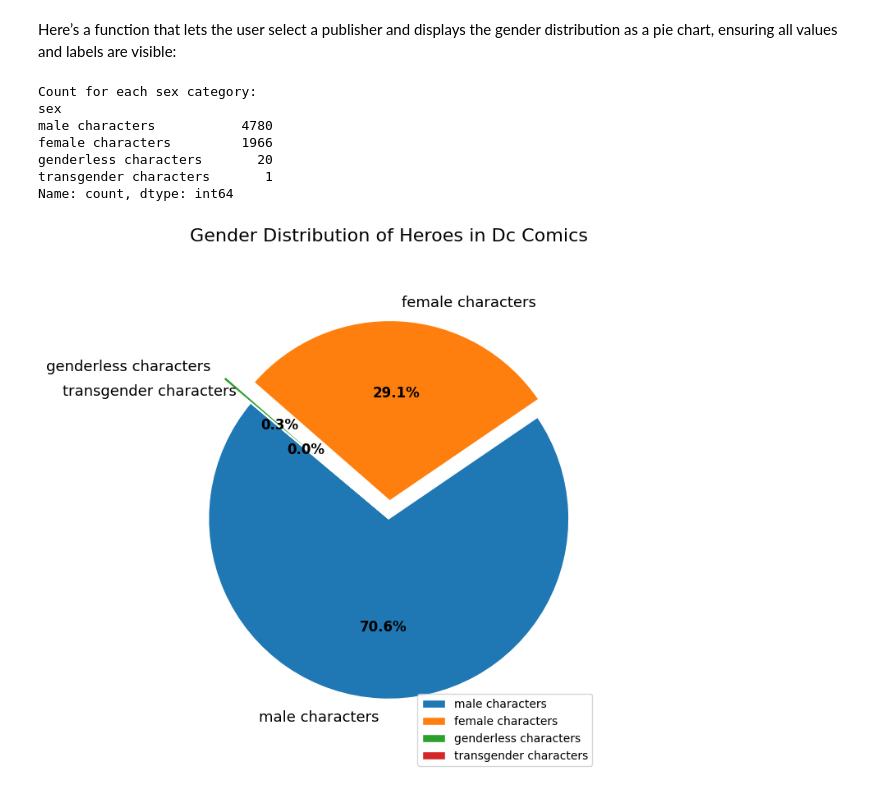
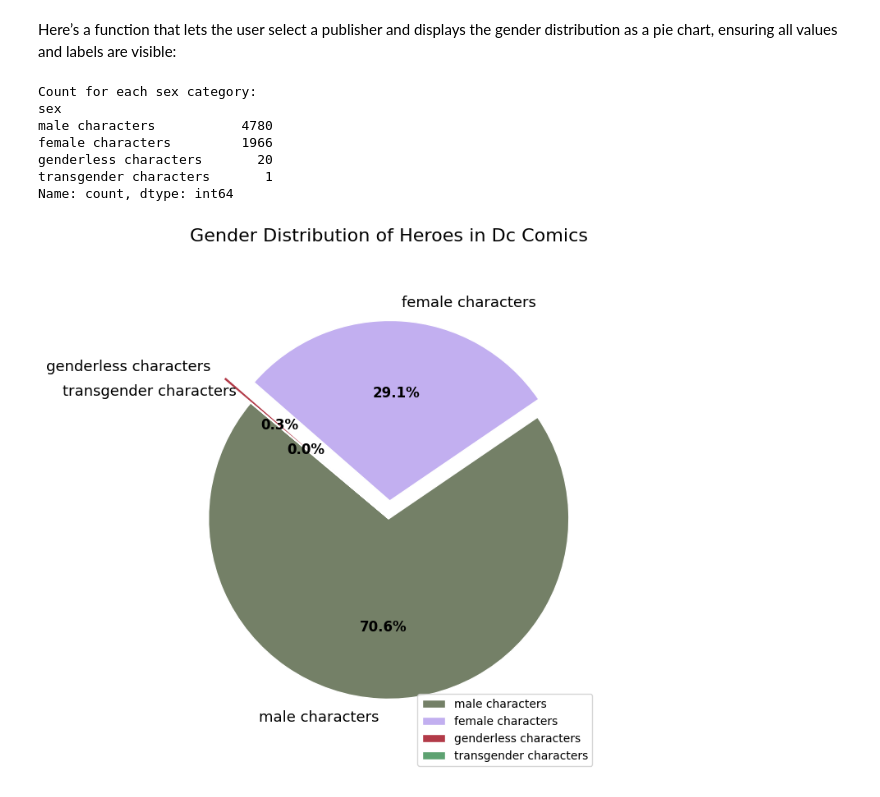
Before and after one commit to Arioch3d/DA_Capstone, a Jupyter notebook: SuperHero.ipynb, the cells around one changed output. Cells and saved outputs as stored; diff of their text form; code cells hidden in the pictures.

Commit message:
Changed colors for graphs and updated the graphing code

```diff
--- a/SuperHero.ipynb
+++ b/SuperHero.ipynb
@@ -256,7 +256,9 @@ def hero_gender_distribution():
     elif publisher_choice == "marvel comics":
         table_name = "MarvelHeroes"
     else:
-        raise ValueError("Invalid choice. Please enter 'DC Comics' or 'Marvel Comics'.")
+        print("Invalid choice. Please enter 'DC Comics' or 'Marvel Comics'.")
+        hero_gender_distribution()
+        return
 
     # Connect to your SQLite database
     conn = sqlite3.connect('Hero.db')
@@ -399,7 +405,9 @@ def hero_gender_pie_chart():
     elif publisher_choice == "marvel comics":
         table_name = "MarvelHeroes"
     else:
-        raise ValueError("Invalid choice. Please enter 'DC Comics' or 'Marvel Comics'.")
+        print("Invalid choice. Please enter 'DC Comics' or 'Marvel Comics'.")
+        hero_gender_distribution()
+        return
 
     conn = sqlite3.connect('Hero.db')
     query = f"SELECT sex FROM {table_name}"
@@ -412,31 +420,32 @@ def hero_gender_pie_chart():
     explode_values = [0, 0.1, 0.2, 0]
     # Pie chart with all values and labels visible
     plt.figure(figsize=(7, 7))
     wedges, texts, autotexts = plt.pie(
         sex_counts.values,
+        colors=['#748067', '#C2AFF0', '#B23A48', '#5DA271'],
         explode=explode_values,
         labels=sex_counts.index,
         autopct='%1.1f%%',
         startangle=140,
         textprops={'fontsize': 13},
         wedgeprops={'linewidth': 1, 'edgecolor': 'white'}
     )
     plt.setp(texts, size=13)
     plt.legend(loc = 'best')
     plt.setp(autotexts, size=12, weight="bold")
     plt.title(f"Gender Distribution of Heroes in {publisher_choice.title()}", fontsize=16)
     plt.axis('equal')
     plt.tight_layout()
     plt.show()
 
 # Call the function
 hero_gender_pie_chart()
 # %% [output]
 Count for each sex category:
 sex
 male characters           4780
 female characters         1966
 genderless characters       20
 transgender characters       1
 Name: count, dtype: int64
-[figure, old version]
+[figure, new version]
```
Also changed, not shown: parts of 3 cells of this notebook.
